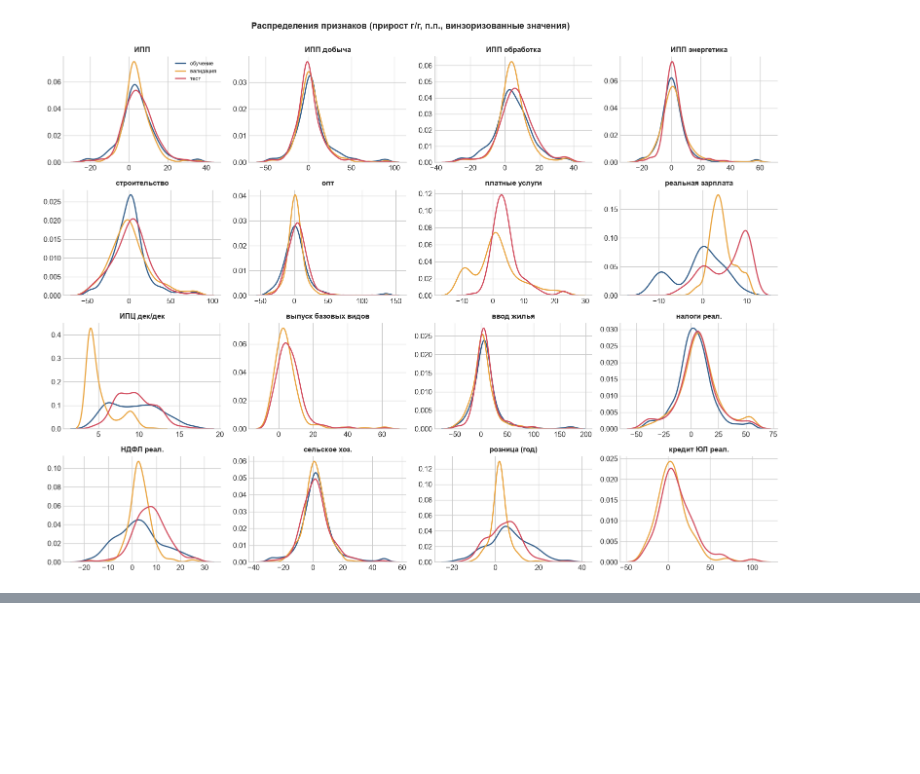
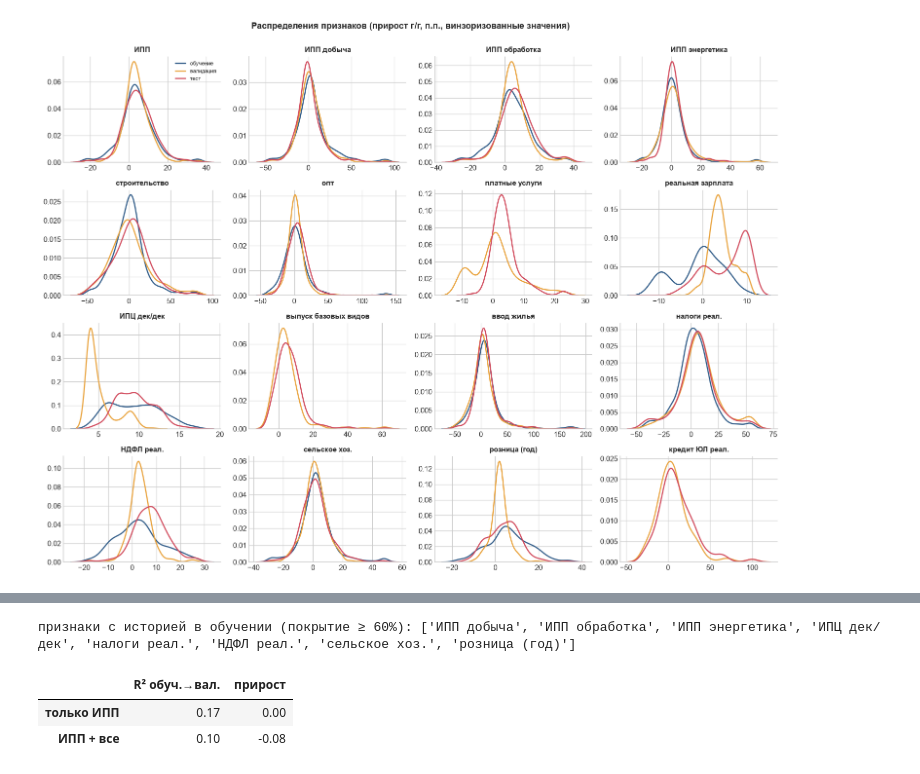
Before and after one commit to shdw53/macroeconomic-nowcasting, a Jupyter notebook: EDA/eda.ipynb, the cells around one changed output, grey strips where cells are left out. Saved outputs shown, nothing was run; the diff lists cells and outputs as text; code cells hidden in the pictures; blank space fills up the shorter version.

Commit message:
Added correlations between regressors, distributions and linear regression

```diff
--- a/EDA/eda.ipynb
+++ b/EDA/eda.ipynb
@@ -1513,0 +1379,32 @@ ACF/PACF внутри года (вычтены и среднее региона,
+# %%
+from sklearn.linear_model import LinearRegression
+from sklearn.metrics import r2_score
+
+MIN_ROWS = 100
+
+
+def r2_train_val(feats, sample_feats):
+    """Обучение на обучающем окне, R² на валидации. Строки полные по sample_feats."""
+    cols = sample_feats + ["g"]
+    tr = dF[dF.period == "обучение"][cols].dropna()
+    va = dF[dF.period == "валидация"][cols].dropna()
+    if len(tr) < MIN_ROWS or len(va) < MIN_ROWS:
+        return np.nan
+    m = LinearRegression().fit(tr[feats], tr.g)
+    return r2_score(va.g, m.predict(va[feats]))
+# %%
+# 1. ИПП против ИПП плюс все признаки с историей в обучении
+train_cov = {f: dF.loc[dF.period == "обучение", f].notna().mean() for f in COLS}
+long_feats = [f for f in COLS if train_cov[f] >= 0.6 and f != "ИПП"]
+print("признаки с историей в обучении (покрытие ≥ 60%):", long_feats)
+
+all_f = ["ИПП"] + long_feats                      # строки одни и те же для обеих моделей
+tab = pd.Series({"только ИПП": r2_train_val(["ИПП"], all_f),
+                 "ИПП + все": r2_train_val(all_f, all_f)}, name="R² обуч.→вал.").to_frame()
+tab["прирост"] = tab["R² обуч.→вал."] - tab.loc["только ИПП", "R² обуч.→вал."]
+display(tab.round(3))
+# %% [output]
+признаки с историей в обучении (покрытие ≥ 60%): ['ИПП добыча', 'ИПП обработка', 'ИПП энергетика', 'ИПЦ дек/дек', 'налоги реал.', 'НДФЛ реал.', 'сельское хоз.', 'розница (год)']
+|  | R² обуч.→вал. | прирост |
+| только ИПП | 0.17 | 0.00 |
+| ИПП + все | 0.10 | -0.08 |
```
Also changed, not shown: parts of 8 cells of this notebook.
